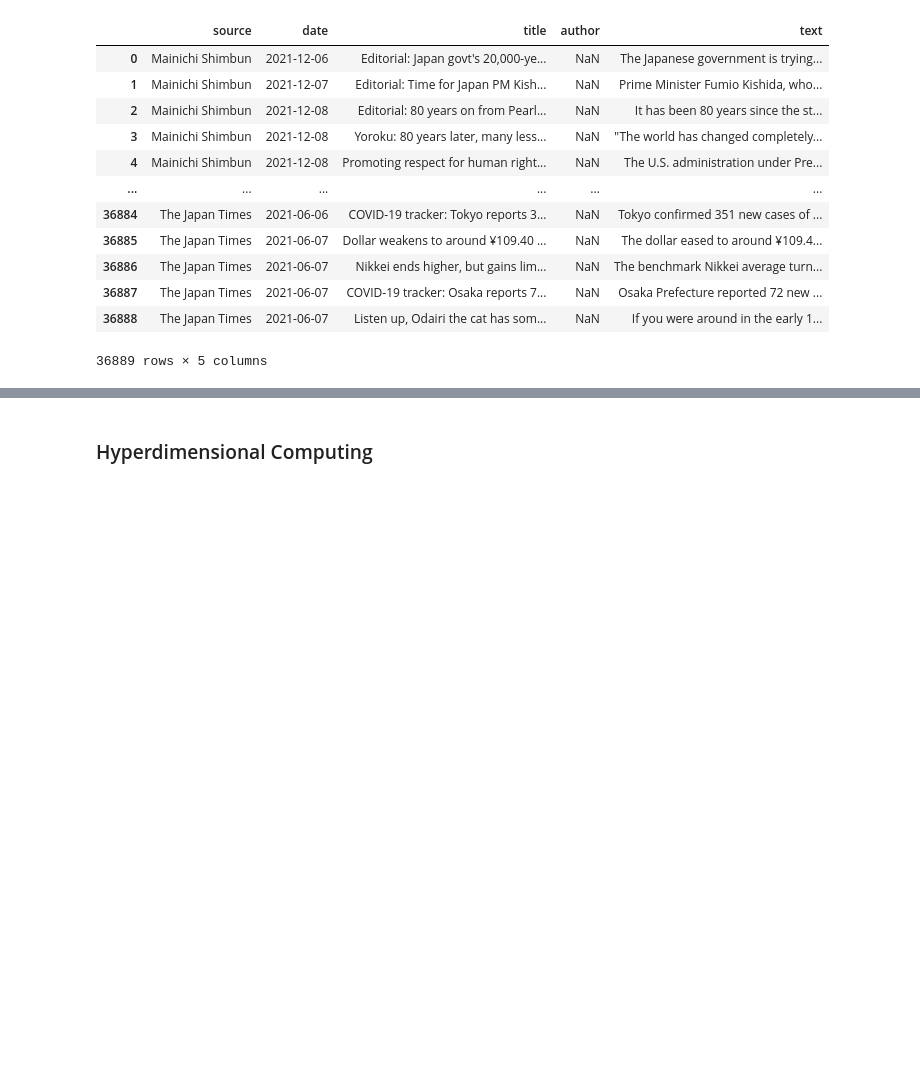
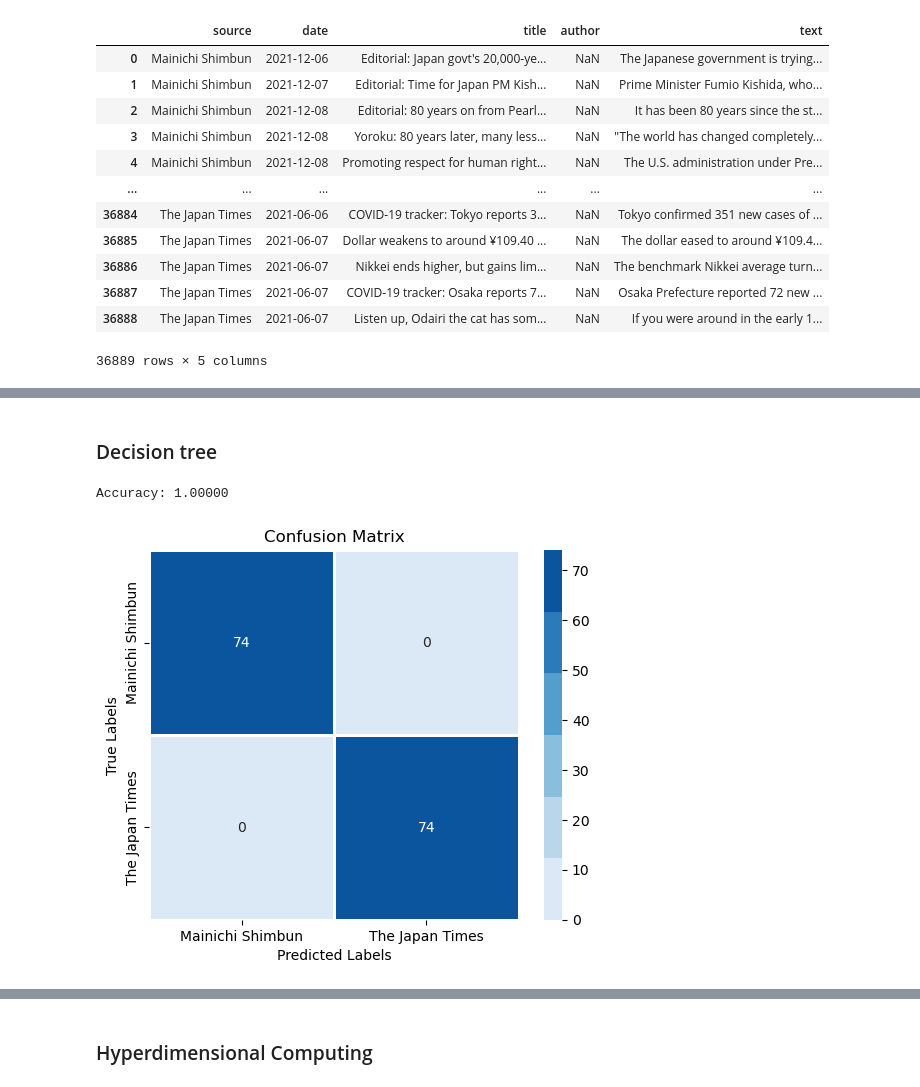
Before and after one commit to GiacomoBacchetta/digitiamo_test, a Jupyter notebook: test.ipynb, the cells around one changed output, grey strips where cells are left out. Saved outputs shown, nothing was run; the diff lists cells and outputs as text; code cells hidden in the pictures; blank space fills up the shorter version.

```diff
--- a/test.ipynb
+++ b/test.ipynb
@@ -137,0 +201,30 @@ Accuracy: 1.00
+# %% [markdown]
+### Decision tree
+# %%
+from sklearn.tree import DecisionTreeClassifier
+from sklearn.metrics import classification_report
+
+decision_tree = DecisionTreeClassifier()
+decision_tree.fit(X_train, y_train)
+
+y_pred = decision_tree.predict(X_train)
+
+# Scoring
+accuracy = accuracy_score(y_train, y_pred)
+print(f"Accuracy: {accuracy:.5f}")
+
+cm = confusion_matrix(y_train, y_pred)
+
+import seaborn as sns
+cmap = sns.color_palette("Blues")
+
+sns.heatmap(cm, annot=True, cmap=cmap, fmt='d', linewidths=1, square=True,
+            xticklabels=['Mainichi Shimbun', 'The Japan Times'], yticklabels=['Mainichi Shimbun', 'The Japan Times'])
+
+plt.xlabel('Predicted Labels')
+plt.ylabel('True Labels')
+plt.title('Confusion Matrix')
+plt.show()
+# %% [output]
+Accuracy: 1.00000
+[figure, added]
```
Also changed, not shown: parts of 19 cells of this notebook.
